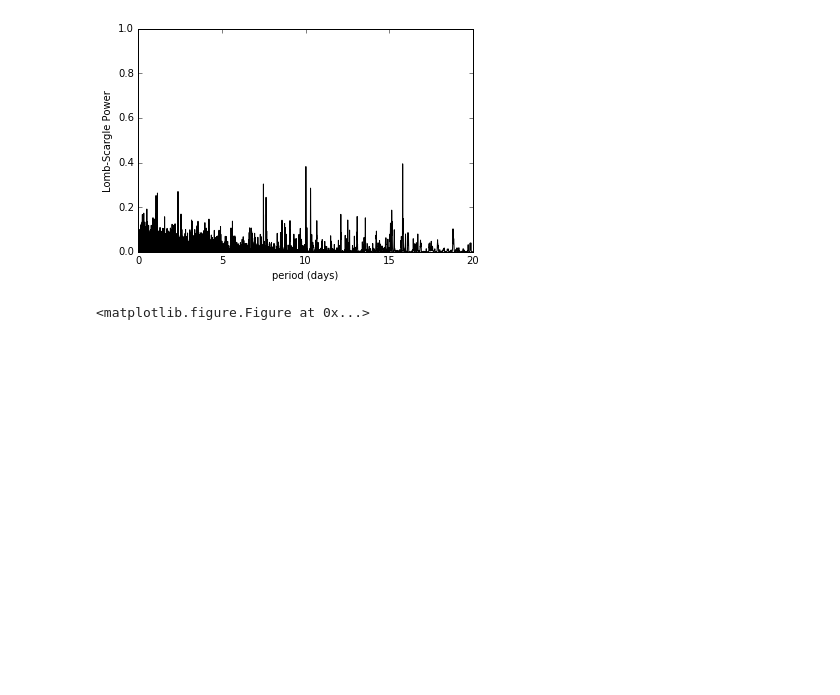
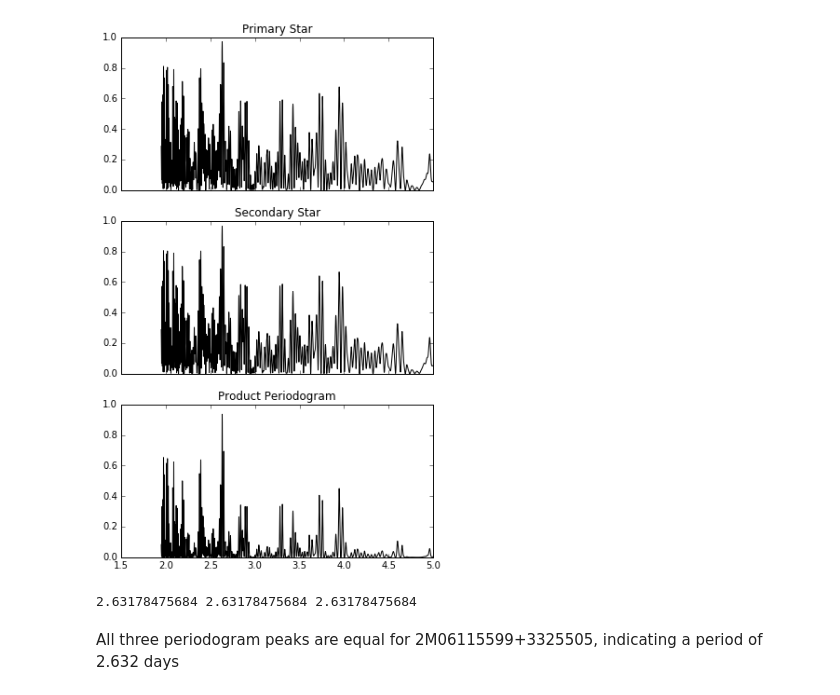
Before and after one commit to jacob-i-skinner/Orbit-Fitting, a Jupyter notebook: Periodogrammer.ipynb, the cells around one changed output. Saved outputs shown, nothing was run; the diff lists cells and outputs as text; code cells hidden in the pictures; blank space fills up the shorter version.

Commit message:
Periodograms and mass ratios

```diff
--- a/Periodogrammer.ipynb
+++ b/Periodogrammer.ipynb
@@ -30,3 +38,15 @@ HJD    = np.array([45982.0293, 46389.8446, 46745.8122, 47073.9364, 47075.9910, 4
+# %%
+#Throws an error, havent been able to get rid of it.
+#this cell removes nan cells from the bad RV visits, and deletes the accompanying JDs
+#from a copy tied to the specific rv list
+
+adjusted_JD = np.asarray(JD)
+for i in range(0, np.asarray(JD).size-1):
+#    if i == np.asarray(RVs).size:
+#        break
+    if np.isnan(RVs[i]):
+        RVs         = np.delete(RVs, i)
+        adjusted_JD = np.delete(adjusted_JD, i)
 # %%
 #This periodogram code was taken from
 #Jake Vanderplas' "Fast Lomb-Scargle Periodograms in Python"
@@ -34,11 +54,14 @@ HJD    = np.array([45982.0293, 46389.8446, 46745.8122, 47073.9364, 47075.9910, 4
 
 def periodogram(t, rv, f):
 
+    t = np.array(t)
+    rv = np.array(rv)
+
     delta_t = np.inf
     for i in range(0, len(t)-2):
         if t[i+1]-t[i] < delta_t and t[i+1]-t[i] != 0:
             delta_t = t[i+1]-t[i]
-    periods = np.linspace(2*delta_t, 20, num = f)
+    periods = np.linspace(2*delta_t, 5, num = f)
 
     # convert period range into frequency range
     ang_freqs = 2 * np.pi / periods
@@ -52,19 +75,28 @@ def periodogram(t, rv, f):
     powers *= 2 / (N * rv.std() ** 2)
 
     return periods, powers
-# %%
-# plot the results
-samples = 60000
-x, y1 = periodogram(HJD, DQTau1, samples)
-
-fig, ax = plt.subplots()
-plt.figure(figsize=(5,10))
-#ax.plot(x, y1, 'b')
-x, y2 = periodogram(HJD, DQTau2, samples)
-#ax.plot(x, y2, 'r')
-ax.plot(x, y1*y2, 'k')
-ax.set(ylim=(0, 1), xlabel='period (days)', ylabel='Lomb-Scargle Power');
-plt.savefig('DQTau1 periodogram.png')
-# %% [output]
-[figure, removed]
-<matplotlib.figure.Figure at 0x...>
+# %%
+# plot the results
+samples = 5000
+x, y = periodogram(JD, RVp, samples)
+y2   = periodogram(adjusted_JD, RVs, samples)[1]
+fig, (ax1, ax2, ax3) = plt.subplots(3, sharex=True, sharey=True)
+ax1.plot(x, y, 'k')
+ax1.set_title('Primary Star')
+ax2.plot(x, y2, 'k')
+ax2.set_title('Secondary Star')
+ax3.plot(x, y*y2, 'k')
+ax3.set_title('Product Periodogram')
+fig.set_figheight(10)
+fig.set_figwidth(6)
+#fig.subplots_adjust(hspace=0)
+#plt.setp([a.get_xticklabels() for a in fig.axes[:-1]], visible=False)
+#plt.savefig('2M06115599+3325505 periodogram.png')
+# %% [output]
+[figure, added]
+# %%
+print(x[np.argmax(y)], x[np.argmax(y2)], x[np.argmax(y*y2)])
+# %% [output]
+2.63178475684 2.63178475684 2.63178475684
+# %% [markdown]
+All three periodogram peaks are equal for 2M06115599+3325505, indicating a period of 2.632 days
```
Also changed, not shown: parts of 1 cell of this notebook, 13 other files.
